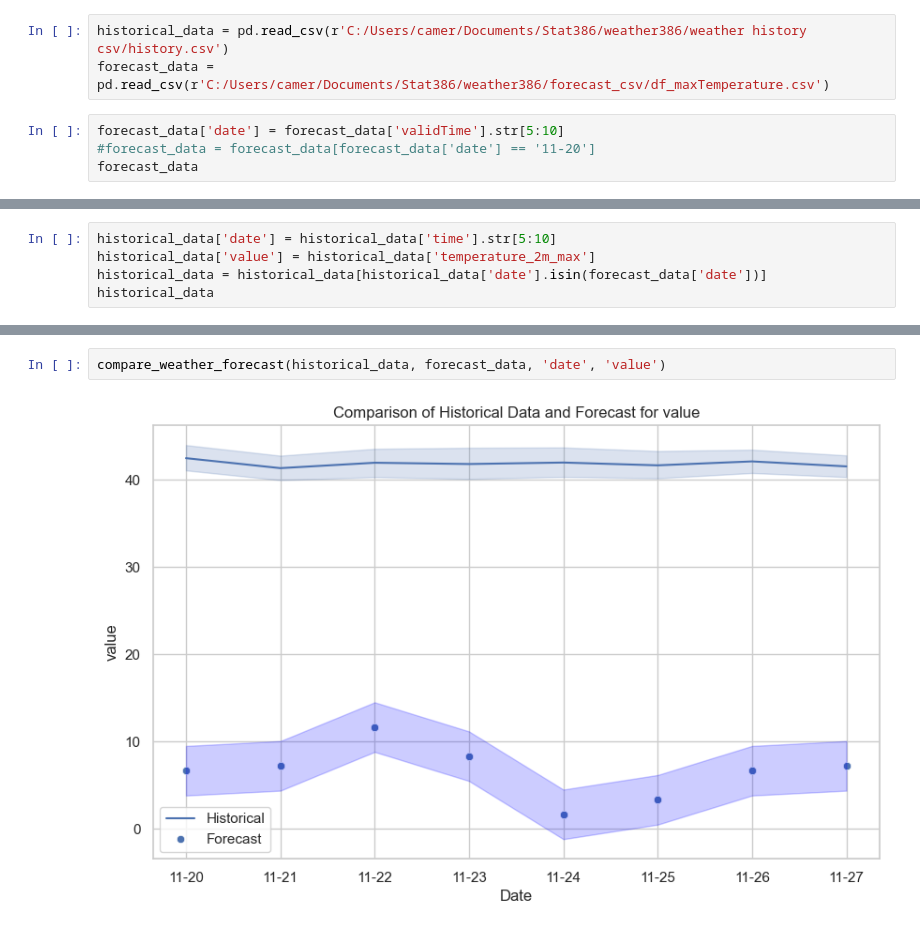
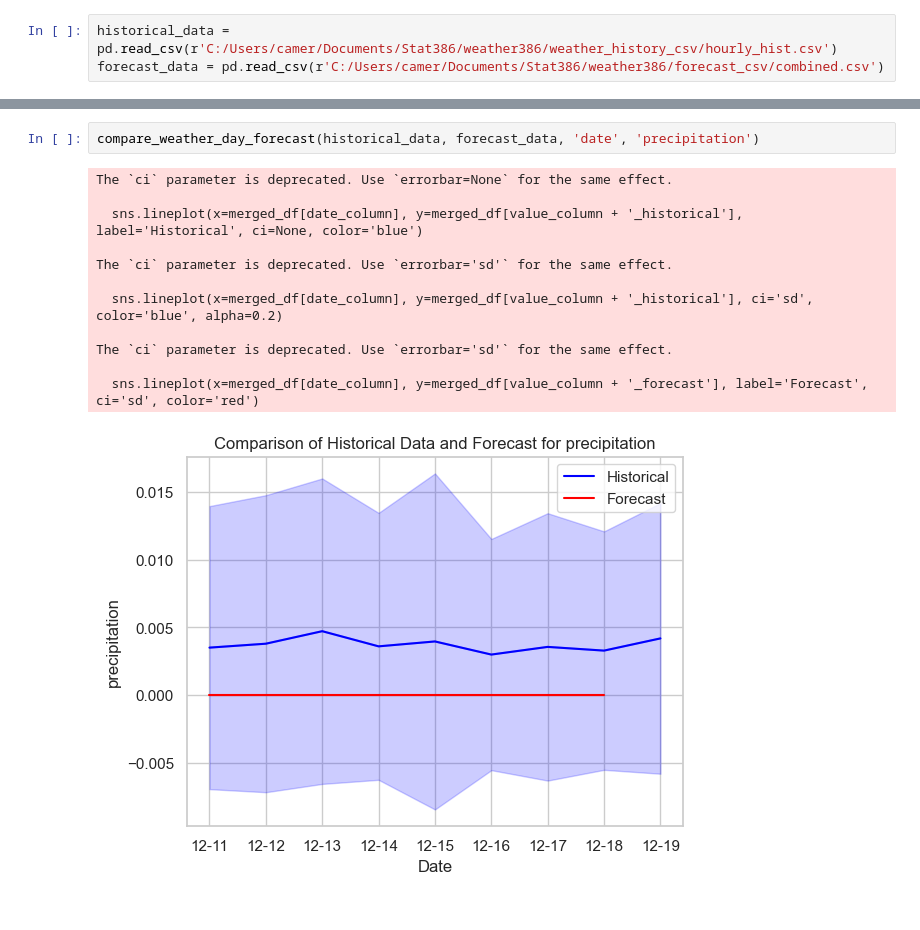
Before and after one commit to lightningcookies/weather386, a Jupyter notebook: graphs/test graphs.ipynb, the cells around one changed output, grey strips where cells are left out. Drawn from its saved outputs; the diff is of its cells as text.

```diff
--- a/graphs/test graphs.ipynb
+++ b/graphs/test graphs.ipynb
@@ -47,9 +63,5 @@ def compare_weather_forecast(historical_df, forecast_df, date_column, value_colu
 # forecast_data = pd.read_csv('forecast_weather.csv')
 # compare_weather_forecast(historical_data, forecast_data, 'date', 'temperature')
 # %%
-historical_data = pd.read_csv(r'C:/Users/camer/Documents/Stat386/weather386/weather history csv/history.csv')
-forecast_data = pd.read_csv(r'C:/Users/camer/Documents/Stat386/weather386/forecast_csv/df_maxTemperature.csv')
+historical_data = pd.read_csv(r'C:/Users/camer/Documents/Stat386/weather386/weather_history_csv/hourly_hist.csv')
+forecast_data = pd.read_csv(r'C:/Users/camer/Documents/Stat386/weather386/forecast_csv/combined.csv')
-# %%
-forecast_data['date'] = forecast_data['validTime'].str[5:10]
-#forecast_data = forecast_data[forecast_data['date'] == '11-20']
-forecast_data
@@ -66,5 +67,0 @@ forecast_data
-# %%
-historical_data['date'] = historical_data['time'].str[5:10]
-historical_data['value'] = historical_data['temperature_2m_max']
-historical_data = historical_data[historical_data['date'].isin(forecast_data['date'])]
-historical_data
@@ -85,4 +68,15 @@ historical_data
 # %%
-compare_weather_forecast(historical_data, forecast_data, 'date', 'value')
+compare_weather_day_forecast(historical_data, forecast_data, 'date', 'precipitation')
 # %% [output]
+The `ci` parameter is deprecated. Use `errorbar=None` for the same effect.
+
+  sns.lineplot(x=merged_df[date_column], y=merged_df[value_column + '_historical'], label='Historical', ci=None, color='blue')
+
+The `ci` parameter is deprecated. Use `errorbar='sd'` for the same effect.
+
+  sns.lineplot(x=merged_df[date_column], y=merged_df[value_column + '_historical'], ci='sd', color='blue', alpha=0.2)
+
+The `ci` parameter is deprecated. Use `errorbar='sd'` for the same effect.
+
+  sns.lineplot(x=merged_df[date_column], y=merged_df[value_column + '_forecast'], label='Forecast', ci='sd', color='red')
-[figure, old version]
+[figure, new version]
```
Also changed, not shown: parts of 6 cells of this notebook.
